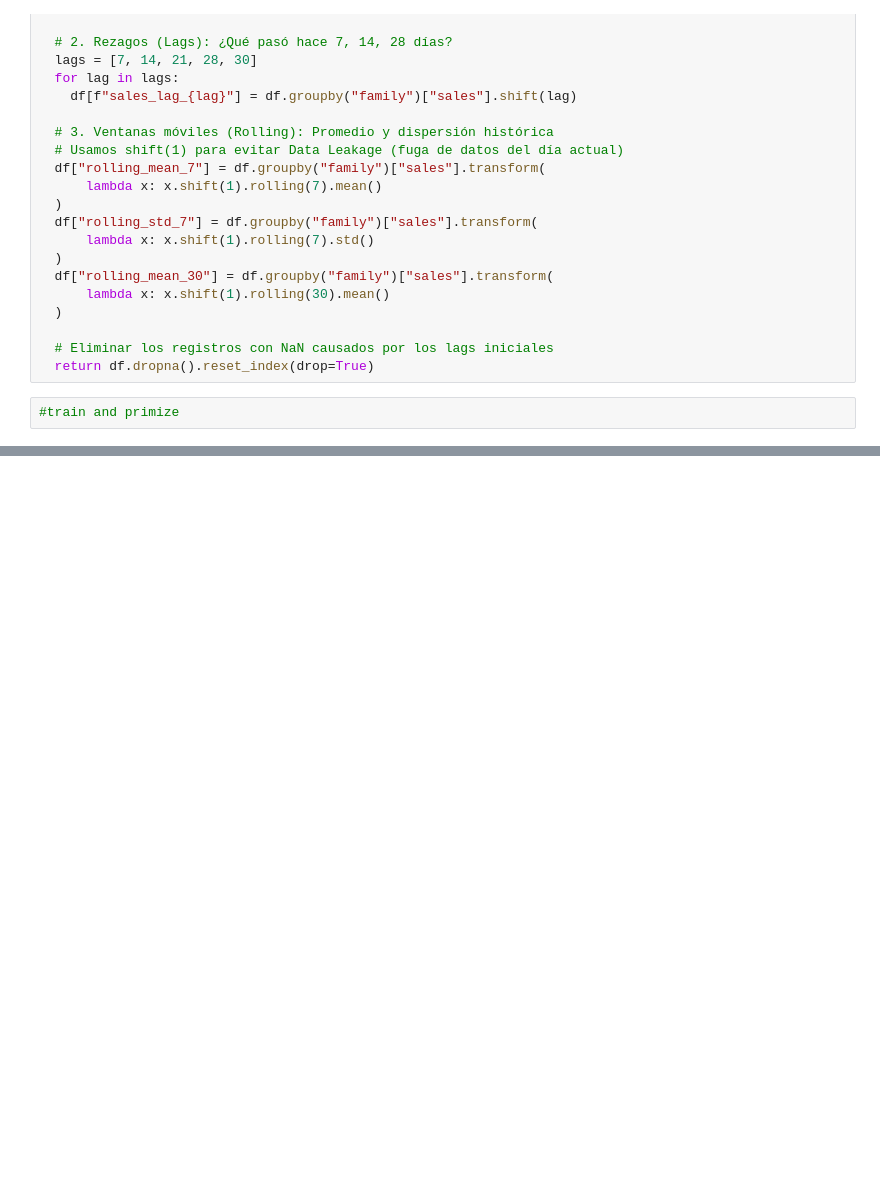
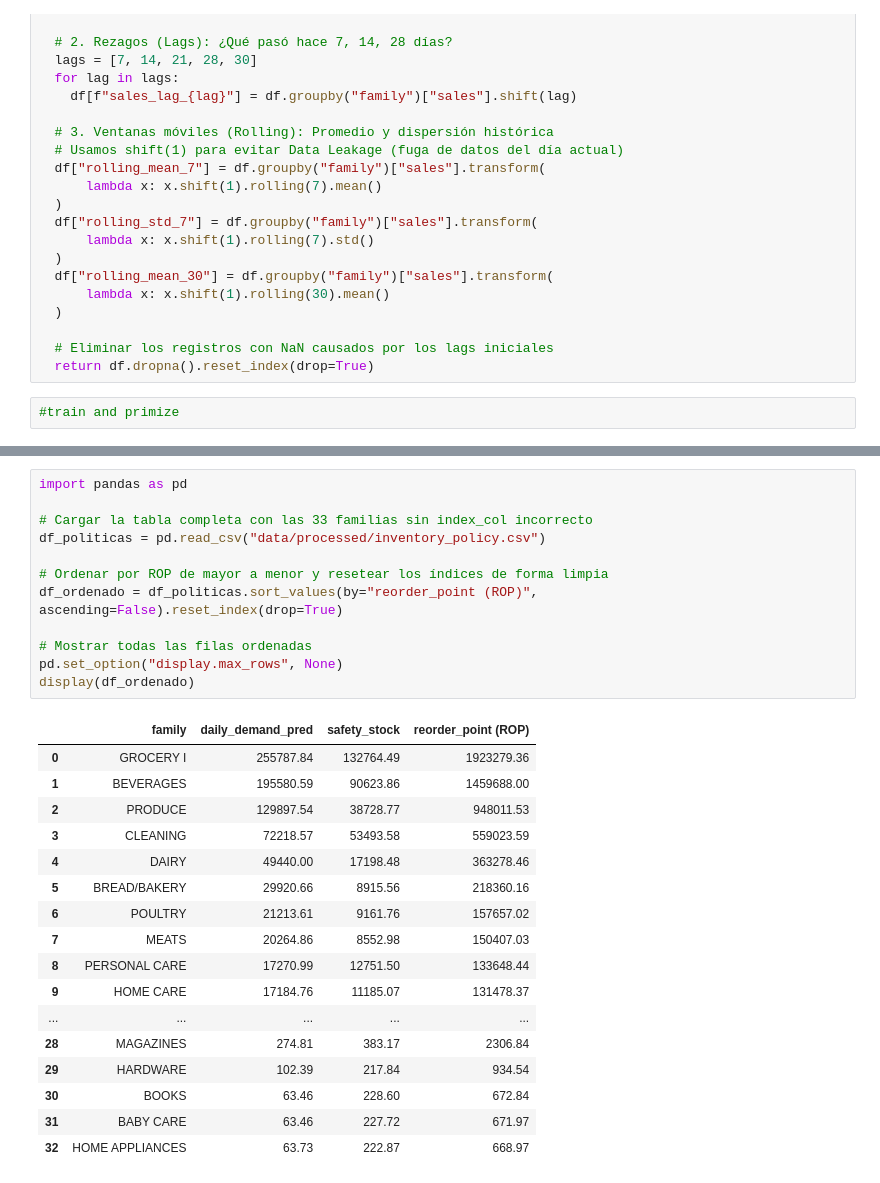
Before and after one commit to Rrricardi/reabastecimiento-inteligente-de-inventario-ml, a Jupyter notebook: Create_data_sql.ipynb, the cells around one changed output, grey strips where cells are left out. Saved outputs shown, nothing was run; the diff lists cells and outputs as text; blank space fills up the shorter version.

```diff
--- a/Create_data_sql.ipynb
+++ b/Create_data_sql.ipynb
@@ -456,3 +511,33 @@ RMSE en periodo de prueba: 7022.69
 2      BEAUTY             434.75       1382.33              4425.56
 3   BEVERAGES          195580.59      90623.86           1459688.00
 4       BOOKS              63.46        228.60               672.84
+# %%
+import pandas as pd
+
+# Cargar la tabla completa con las 33 familias sin index_col incorrecto
+df_politicas = pd.read_csv("data/processed/inventory_policy.csv")
+
+# Ordenar por ROP de mayor a menor y resetear los índices de forma limpia
+df_ordenado = df_politicas.sort_values(by="reorder_point (ROP)", ascending=False).reset_index(drop=True)
+
+# Mostrar todas las filas ordenadas
+pd.set_option("display.max_rows", None)
+display(df_ordenado)
+# %% [output]
+|  | family | daily_demand_pred | safety_stock | reorder_point (ROP) |
+| 0 | GROCERY I | 255787.84 | 132764.49 | 1923279.36 |
+| 1 | BEVERAGES | 195580.59 | 90623.86 | 1459688.00 |
+| 2 | PRODUCE | 129897.54 | 38728.77 | 948011.53 |
+| 3 | CLEANING | 72218.57 | 53493.58 | 559023.59 |
+| 4 | DAIRY | 49440.00 | 17198.48 | 363278.46 |
+| 5 | BREAD/BAKERY | 29920.66 | 8915.56 | 218360.16 |
+| 6 | POULTRY | 21213.61 | 9161.76 | 157657.02 |
+| 7 | MEATS | 20264.86 | 8552.98 | 150407.03 |
+| 8 | PERSONAL CARE | 17270.99 | 12751.50 | 133648.44 |
+| 9 | HOME CARE | 17184.76 | 11185.07 | 131478.37 |
+| ... | ... | ... | ... | ... |
+| 28 | MAGAZINES | 274.81 | 383.17 | 2306.84 |
+| 29 | HARDWARE | 102.39 | 217.84 | 934.54 |
+| 30 | BOOKS | 63.46 | 228.60 | 672.84 |
+| 31 | BABY CARE | 63.46 | 227.72 | 671.97 |
+| 32 | HOME APPLIANCES | 63.73 | 222.87 | 668.97 |
```
Also changed, not shown: parts of 2 cells of this notebook.
